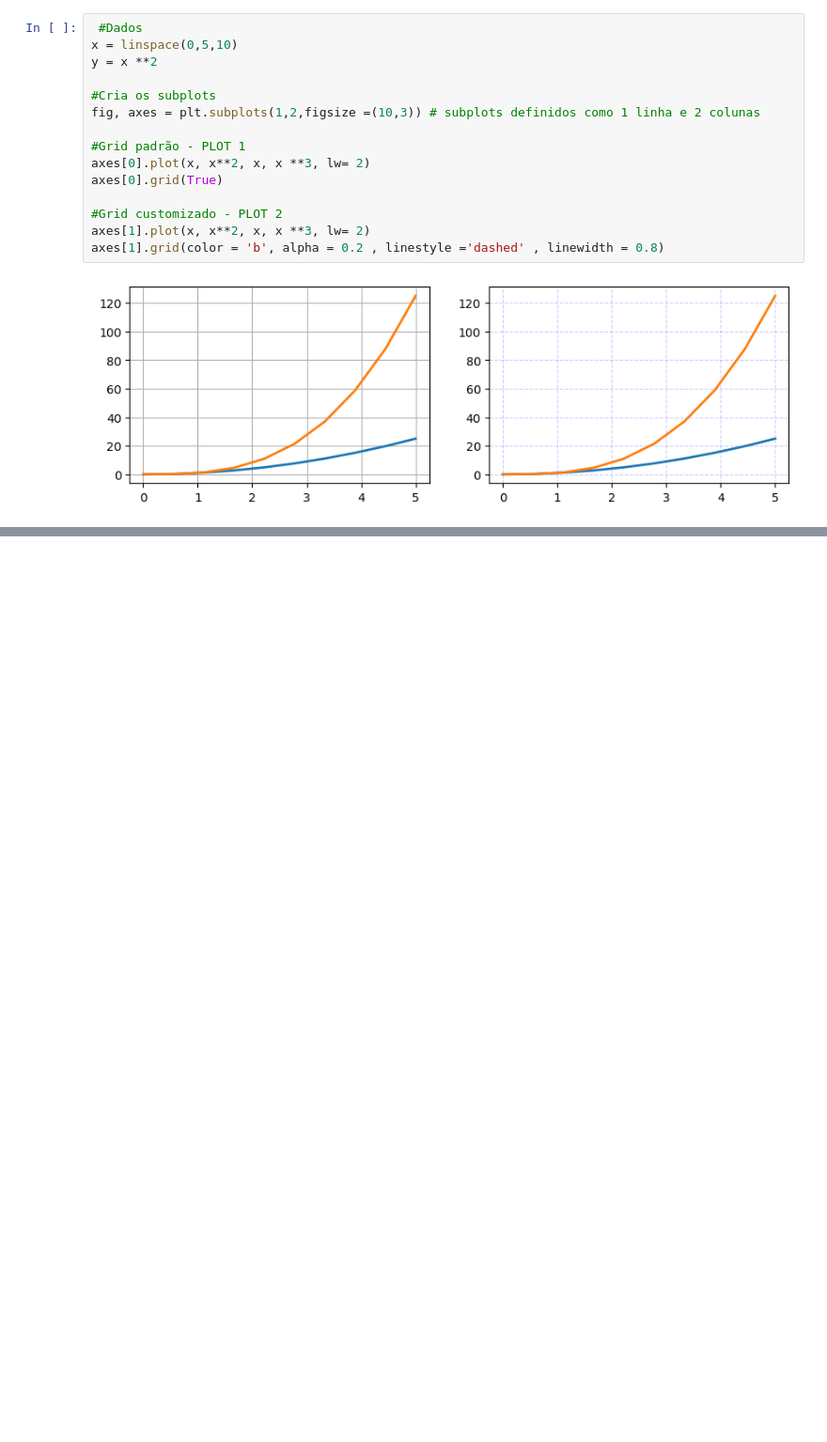
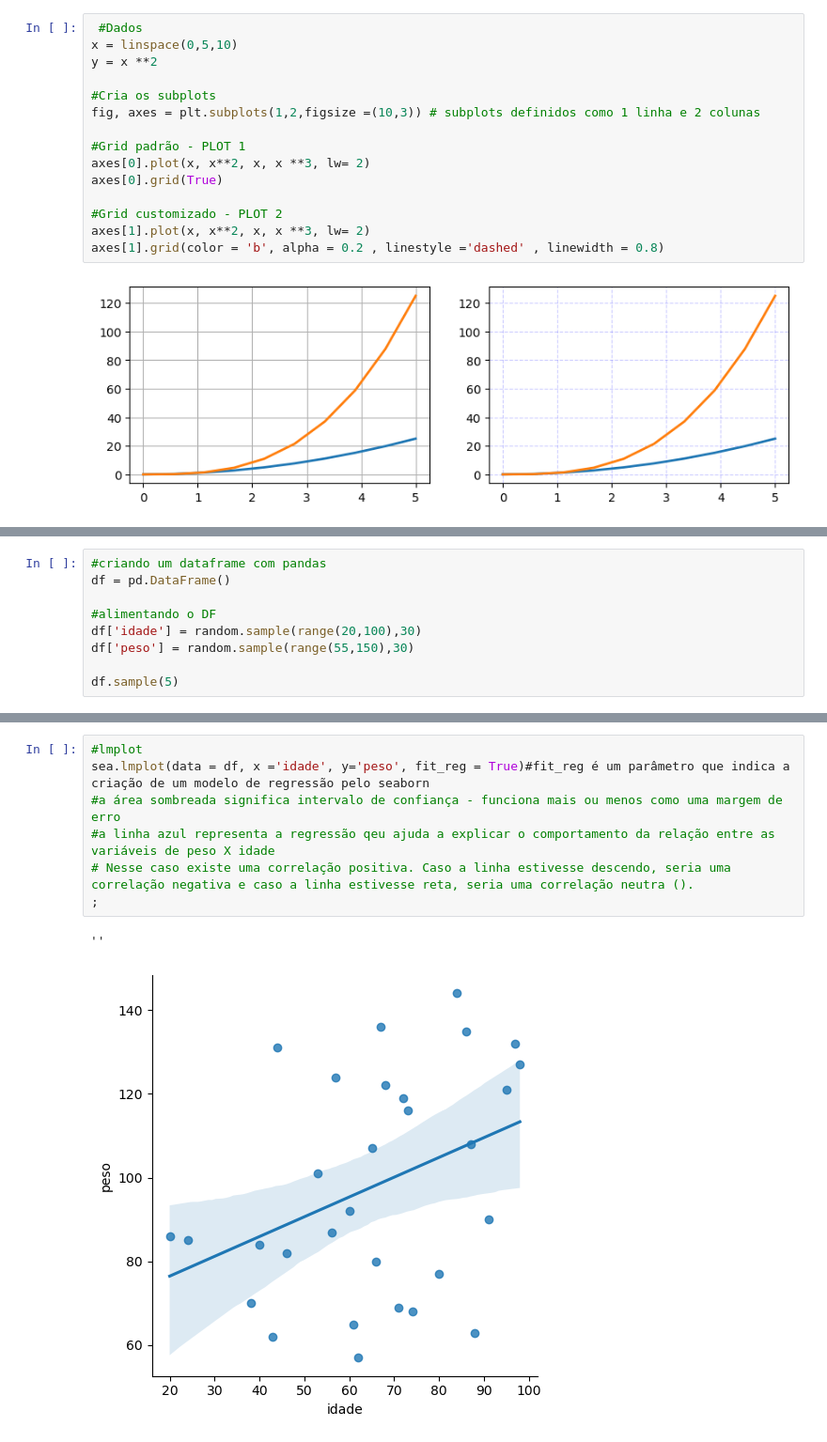
Before and after one commit to Mathcbvc/data_academy, a Jupyter notebook: dataviz_seaborn_matplotlib.ipynb, the cells around one changed output, grey strips where cells are left out. Shown at 94% size. Cells and saved outputs as stored; diff of their text form; blank space fills up the shorter version.

```diff
--- a/dataviz_seaborn_matplotlib.ipynb
+++ b/dataviz_seaborn_matplotlib.ipynb
@@ -138,0 +195,9 @@ axes[1].grid(color = 'b', alpha = 0.2 , linestyle ='dashed' , linewidth = 0.8)
+# %%
+#criando um dataframe com pandas
+df = pd.DataFrame()
+
+#alimentando o DF
+df['idade'] = random.sample(range(20,100),30)
+df['peso'] = random.sample(range(55,150),30)
+
+df.sample(5)
@@ -139 +211,11 @@ axes[1].grid(color = 'b', alpha = 0.2 , linestyle ='dashed' , linewidth = 0.8)
+# %%
+#lmplot
+sea.lmplot(data = df, x ='idade', y='peso', fit_reg = True)#fit_reg é um parâmetro que indica a criação de um modelo de regressão pelo seaborn
+#a área sombreada significa intervalo de confiança - funciona mais ou menos como uma margem de erro
+#a linha azul representa a regressão qeu ajuda a explicar o comportamento da relação entre as variáveis de peso X idade
+# Nesse caso existe uma correlação positiva. Caso a linha estivesse descendo, seria uma correlação negativa e caso a linha estivesse reta, seria uma correlação neutra ().
+;
+# %% [output]
+''
+[figure, added]
 # %%
```
Also changed, not shown: parts of 17 cells of this notebook.
